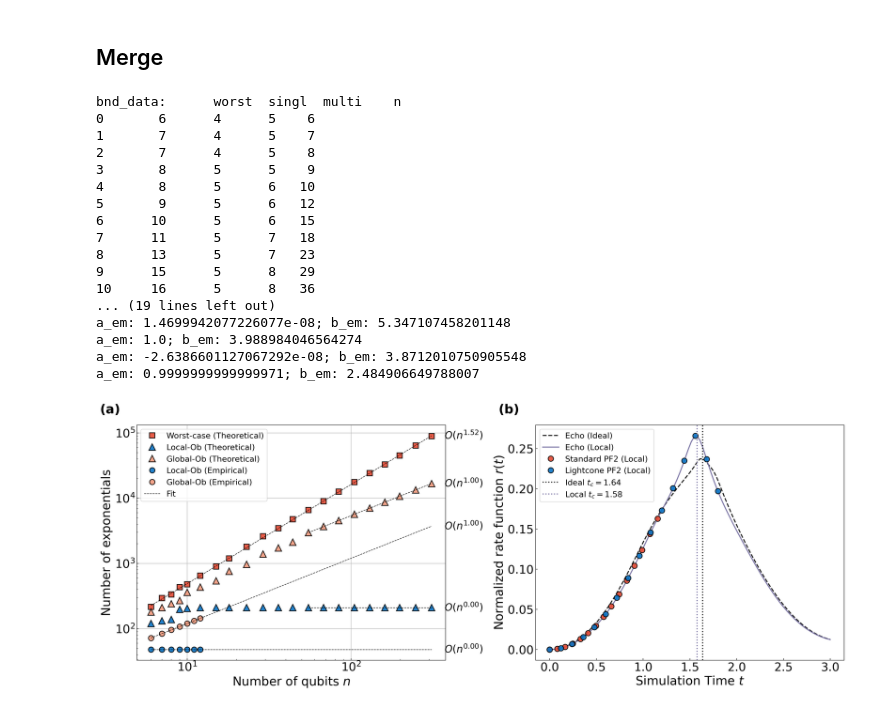
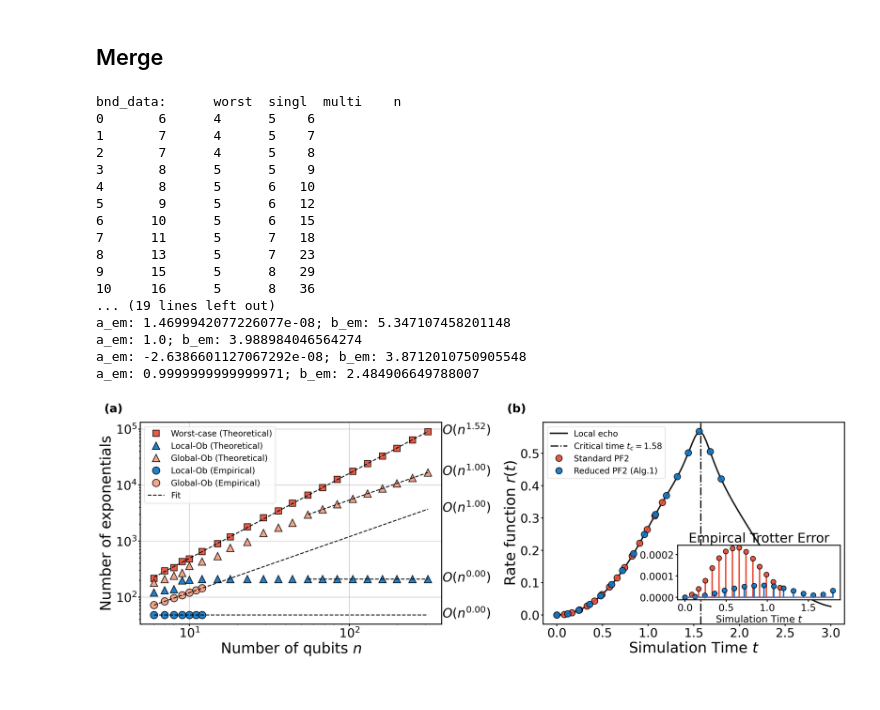
Before and after one commit to Jue-Xu/Trotter-Error-with-Observable, a Jupyter notebook: code/short_time.ipynb, the cells around one changed output. Drawn from its saved outputs; the diff is of its cells as text; code cells hidden in the pictures.

Commit message:
polish figure

```diff
--- a/code/short_time.ipynb
+++ b/code/short_time.ipynb
@@ -543,7 +544,7 @@ eps = 0.05
 gate_lc = 500
 k = 3
 print('LC Trotter gate: ', gate_lc)
-gate_lc_list = [exp_count_LC(r, n, factor*n, k=k) for r in range(50)]
+gate_lc_list = [exp_count(r, n, factor, 'LC', k=k) for r in range(50)]
 # print('gate_lc_list: ', gate_lc_list)
 r_lc_bnd = find_closest_index(gate_lc_list, gate_lc)
 lc_error_list = [measure_error(r_lc_bnd, None, t, None, 'lightcone_bound', coeffs=['singl', n, H1d, 0, k-1], verbose=True) for t in t_search_list]
@@ -937,11 +976,32 @@ def exp_count(r, n_qubits, factor, method, k=1):
         exp_count = 1.5 * n_terms * r
 
     return exp_count
+# %%
+color_cycle = ["#E64B35FF", "#47B167FF", "#0A75C7FF", "#F39B7FFF", "k", "#4DBBD5FF", "#FFAA00FF"]
+colors = mpl.cycler(color=color_cycle, alpha=[.9] * len(color_cycle))
+mpl.rc('axes', prop_cycle=colors)
 # %%
-plt.rc('legend', fontsize=MEDIUM_SIZE)
-markersize_shift = 0
+plt.rc('font', size=LARGE_SIZE+6)  # controls default text sizes
+plt.rc('axes', titlesize=LARGE_SIZE+2)  # fontsize of the axes title
+plt.rc('axes', labelsize=LARGE_SIZE+10)  # fontsize of the x and y labels
+plt.rc('xtick', labelsize=LARGE_SIZE+5)  # fontsize of the tick labels
+plt.rc('ytick', labelsize=LARGE_SIZE+5)  # fontsize of the tick labels
+plt.rc('legend', fontsize=MEDIUM_SIZE+2)  # legend fontsize
+plt.rc('figure', titlesize=LARGE_SIZE)
+markersize_shift = -3
+mpl.rcParams['lines.linewidth'] = 3.0
+mpl.rcParams['axes.linewidth'] = 2.0
 mpl.rcParams['lines.markersize'] = 10
 plt.rcParams['font.family'] = 'sans-serif'
+mpl.rcParams['xtick.major.width'] = 2.0
+mpl.rcParams['ytick.major.width'] = 2.0
+mpl.rcParams['ytick.minor.width'] = 2.0
+mpl.rcParams['ytick.major.size'] = 4
+mpl.rcParams['ytick.minor.size'] = 2
+mpl.rcParams['xtick.major.size'] = 4
+mpl.rcParams['xtick.minor.size'] = 2
+mpl.rcParams["xtick.direction"] = "out"
+mpl.rcParams["ytick.direction"] = "out"
 
 if prefix == 'TFI':
     factor = 2
@@ -960,7 +1020,7 @@ cost_em_list_s = [exp_count(r, emp_data['n'][i], factor, 'LC') for i, r in enume
 cost_em_list_m =  [exp_count(r, emp_data['n'][i], factor, 'ST') for i, r in enumerate(emp_data['multi'])]
 cost_em_list_w =  [exp_count(r, emp_data['n'][i], factor, 'ST') for i, r in enumerate(emp_data['worst'])]
 
-fig, axes = plt.subplots(1, 2, figsize=(20, 8), layout='tight', gridspec_kw={'width_ratios': [1, 1.0]})
+fig, axes = plt.subplots(1, 2, figsize=(22, 8), layout='tight', gridspec_kw={'width_ratios': [1, 1.0]})
 import matplotlib.gridspec as gridspec
 
 # Create a figure
@@ -971,18 +1031,18 @@ import matplotlib.gridspec as gridspec
 # axes = [plt.subplot(gs[0]), plt.subplot(gs[1])]
 # ob_string = 'XIII'
 axes[0].plot(n_list_bnd, cost_st_list, 's', color='#E64B35FF', label=r'Worst-case (Theoretical)', markersize=10-markersize_shift)
-plot_fit(axes[0], n_list_bnd[0:], cost_st_list[0:], var=suffix, x_offset=1.20, y_offset=0.9)
+plot_fit(axes[0], n_list_bnd[0:], cost_st_list[0:], var=suffix, x_offset=1.23, y_offset=0.9)
 # # axes[0].plot(n_list, cost_st_found_list, 's', label=r'Worst-case (Ref \textcolor{blue}{[13]})', markersize=10)
 axes[0].plot(n_list_bnd, cost_lc_list_s, '^', color='#0A75C7', label='Local-Ob (Theoretical)', markersize=12-markersize_shift)
-plot_fit(axes[0], n_list_bnd[-9:], cost_lc_list_s[-9:], var=suffix, x_offset=1.20, y_offset=0.9)
+plot_fit(axes[0], n_list_bnd[-9:], cost_lc_list_s[-9:], var=suffix, x_offset=1.23, y_offset=0.9)
 axes[0].plot(n_list_bnd, cost_lc_list_m, '^', color='#F39B7FFF', label='Global-Ob (Theoretical)', markersize=12-markersize_shift)
-plot_fit(axes[0], n_list_bnd[-9:], cost_lc_list_m[-9:], var=suffix, x_offset=1.20, y_offset=0.9)
+plot_fit(axes[0], n_list_bnd[-9:], cost_lc_list_m[-9:], var=suffix, x_offset=1.23, y_offset=0.9)
 # plot_fit(axes[0], n_list_bnd[2:9], cost_lc_list_m[2:9], var=suffix, x_offset=1.06, y_offset=0.8)
 # axes[0].plot(n_list_emp, cost_em_list_w, 'D', color='#E64B35FF', label=r'Worst-case (Empirical)', markersize=10)
-axes[0].plot(n_list_emp, cost_em_list_s, 'o', color='#0A75C7', label='Local-Ob (Empirical)')
-plot_fit(axes[0], n_list_emp[-4:], cost_em_list_s[-4:], var=suffix, x_offset=1.20, y_offset=0.9, ext_x=n_list_bnd)
-axes[0].plot(n_list_emp, cost_em_list_m, 'o', color='#F39B7FFF', label='Global-Ob (Empirical)')
-plot_fit(axes[0], n_list_emp[-4:], cost_em_list_m[-4:], var=suffix, x_offset=1.20, y_offset=0.9, ext_x=n_list_bnd, label='Fit')
+axes[0].plot(n_list_emp, cost_em_list_s, 'o', color='#0A75C7', label='Local-Ob (Empirical)', markersize=12-markersize_shift)
+plot_fit(axes[0], n_list_emp[-4:], cost_em_list_s[-4:], var=suffix, x_offset=1.23, y_offset=0.9, ext_x=n_list_bnd)
+axes[0].plot(n_list_emp, cost_em_list_m, 'o', color='#F39B7FFF', label='Global-Ob (Empirical)', markersize=12-markersize_shift)
+plot_fit(axes[0], n_list_emp[-4:], cost_em_list_m[-4:], var=suffix, x_offset=1.23, y_offset=0.9, ext_x=n_list_bnd, label='Fit')
 # axes[0].plot(n_list, r_lc_found_list, '-*', label='Lightcone (bound)', markeredgecolor='k')
 # Add labels and a legend
 axes[0].set_xlabel(f'Number of qubits $n$')
@@ -999,44 +1059,67 @@ dqpt_data = np.load(f'{data_dir}/dqpt_{prefix}_n={n}_eps={eps}_t={t}.npy', allow
 t_list = dqpt_data['t']
 t_lc_list = dqpt_data['t_lc_list']
 t_st_list = dqpt_data['t_st_list']
-normalizer1, normalizer2 = sum(dqpt_data['rate'][::10]), sum(dqpt_data['rate_local'][::10])
-axes[1].plot(t_list, dqpt_data['rate']/normalizer1, '--', label=rf'Echo (Ideal)', c='k')
-axes[1].plot(t_list, dqpt_data['rate_local']/normalizer2, '-', label=rf'Echo (Local)', c='#70699eFF')
+# normalizer1, normalizer2 = sum(dqpt_data['rate'][::10]), sum(dqpt_data['rate_local'][::10])
+# axes[1].plot(t_list, dqpt_data['rate']/normalizer1, '--', label=rf'Echo (Ideal)', c='k')
+axes[1].plot(t_list, dqpt_data['rate_local'], '-', label=rf'Local echo', c='k')
 # sparse = 4
 
+axes[1].axvline(t_c_appro, ls='-.', color='k', label=f'Critical time $t_c = {t_c_appro:.2f}$', c='k', linewidth=2.5)
 t_st_index = find_closest_index(t_list, dqpt_data['t_st'])
-axes[1].plot(t_st_list, dqpt_data['rate_local_pf_st']/normalizer2, 'o', label=rf'Standard PF2 (Local)', markersize=10, c="#E64B35FF")
+axes[1].plot(t_st_list, dqpt_data['rate_local_pf_st'], 'o', label=rf'Standard PF2', markersize=10-markersize_shift, c="#E64B35FF")
 t_lc_index = find_closest_index(t_list, dqpt_data['t_lc'])
-axes[1].plot(t_lc_list, dqpt_data['rate_local_pf_lc']/normalizer2, 'o', label=rf'Lightcone PF2 (Local)', markersize=10, c="#0A75C7FF")
+axes[1].plot(t_lc_list, dqpt_data['rate_local_pf_lc'], 'o', label=rf'Reduced PF2 (Alg.1)', markersize=10-markersize_shift, c="#0A75C7FF")
+
+from mpl_toolkits.axes_grid1.inset_locator import inset_axes
 
 t_c = t_list[np.argmax(dqpt_data['rate'])]
 t_c_appro = t_list[np.argmax(dqpt_data['rate_local'])]
 # axes2 = axes[1].twinx()
-# axes2.plot(t_list, np.array(dqpt_data['rate_local_pf_st'])-np.array(dqpt_data['rate_local']), ':', label=rf'Echo', c='k')
+axes2 = inset_axes(axes[1], width="60%", height="30%", loc='lower right',  bbox_to_anchor=(0.1, 0.1, 0.9, 0.9), bbox_transform=axes[1].transAxes)
+# axes2 = inset_axes(axes[1], width="40%", height="30%", loc='upper right')
+# from matplotlib.ticker import ScalarFormatter
 
-axes[1].axvline(t_c, ls=':', color='k', label=f'Ideal $t_c = {t_c:.2f}$')
-axes[1].axvline(t_c_appro, ls=':', color='k', label=f'Local $t_c = {t_c_appro:.2f}$', c='#70699eFF')
+## inset of axes[1]
+axes2.stem(t_st_list, abs(np.array(echo_local_st_list)-np.array(echo_local_pf_st_list)), '.', label=rf'ST', markerfmt='C0o', linefmt='C0-', basefmt='C4-')
+axes2.stem(t_lc_list, abs(np.array(echo_local_lc_list)-np.array(echo_local_pf_lc_list)), '.', label=rf'LC', markerfmt='C2o', linefmt='C2-', basefmt='C4-')
+# axes2.yaxis.set_major_formatter(mpl.ticker.ScalarFormatter(useMathText=True))
+# axes2.plot(t_st_list, abs(np.array(echo_local_st_list)-np.array(echo_local_pf_st_list[15:])), 'o', label=rf'ST', c='#E64B35FF')
+# axes2.plot(t_lc_list, abs(np.array(echo_local_lc_list)-np.array(echo_local_pf_lc_list[16:])), 'o', label=rf'LC', c='#0A75C7FF')
 
-axes[1].legend(loc='upper left'); axes[1].set_xlabel('Simulation Time $t$'); axes[1].set_ylabel('Normalized rate function $r(t)$')
+axes2.set_yticks([0.0000, 0.0001, 0.0002])
+axes2.tick_params(axis='y', labelsize=MEDIUM_SIZE+5)
+axes2.tick_params(axis='x', labelsize=MEDIUM_SIZE+5)
+
+## set scientific number format for the y-axis
+## axes2.plot(t_list, np.array(dqpt_data['rate_local_pf_st'])-np.array(dqpt_data['rate_local']), ':', label=rf'Echo', c='k')
+# axes2.plot(t_lc_list, np.array(echo_local_lc_list)-np.array(echo_local_pf_lc_list[16:]), '.', label=rf'Echo', c='k')
+# axes2.ticklabel_format(style='sci', axis='y', scilimits=(0,0))
+# axes2.set_ylabel('Emipircal Trotter Error');
+axes2.set_title('Empircal Trotter Error', fontsize=MEDIUM_SIZE+12);
+axes2.set_xlabel('Simulation Time $t$', fontsize=MEDIUM_SIZE+5)
+
+# axes[1].axvline(t_c, ls=':', color='k', label=f'Ideal $t_c = {t_c:.2f}$')
+
+axes[1].legend(loc='upper left'); axes[1].set_xlabel('Simulation Time $t$'); axes[1].set_ylabel('Rate function $r(t)$')
 axes[0].annotate('(a)', xy=(-0.12, 1.05), xycoords='axes fraction', fontsize=24, weight='bold', color='k')
 axes[1].annotate('(b)', xy=(-0.12, 1.05), xycoords='axes fraction', fontsize=24, weight='bold', color='k')
 fig.savefig(f'{figs_dir}/lightcone_NNH1d_merge.pdf', bbox_inches='tight')
 # %% [output]
 bnd_data:      worst  singl  multi    n
 0       6      4      5    6
 1       7      4      5    7
 2       7      4      5    8
 3       8      5      5    9
 4       8      5      6   10
 5       9      5      6   12
 6      10      5      6   15
 7      11      5      7   18
 8      13      5      7   23
 9      15      5      8   29
 10     16      5      8   36
 ... (19 lines left out)
 a_em: 1.4699942077226077e-08; b_em: 5.347107458201148
 a_em: 1.0; b_em: 3.988984046564274
 a_em: -2.6386601127067292e-08; b_em: 3.8712010750905548
 a_em: 0.9999999999999971; b_em: 2.484906649788007
-[figure, old version]
+[figure, new version]
```
Also changed, not shown: parts of 5 cells of this notebook, 5 other files.
